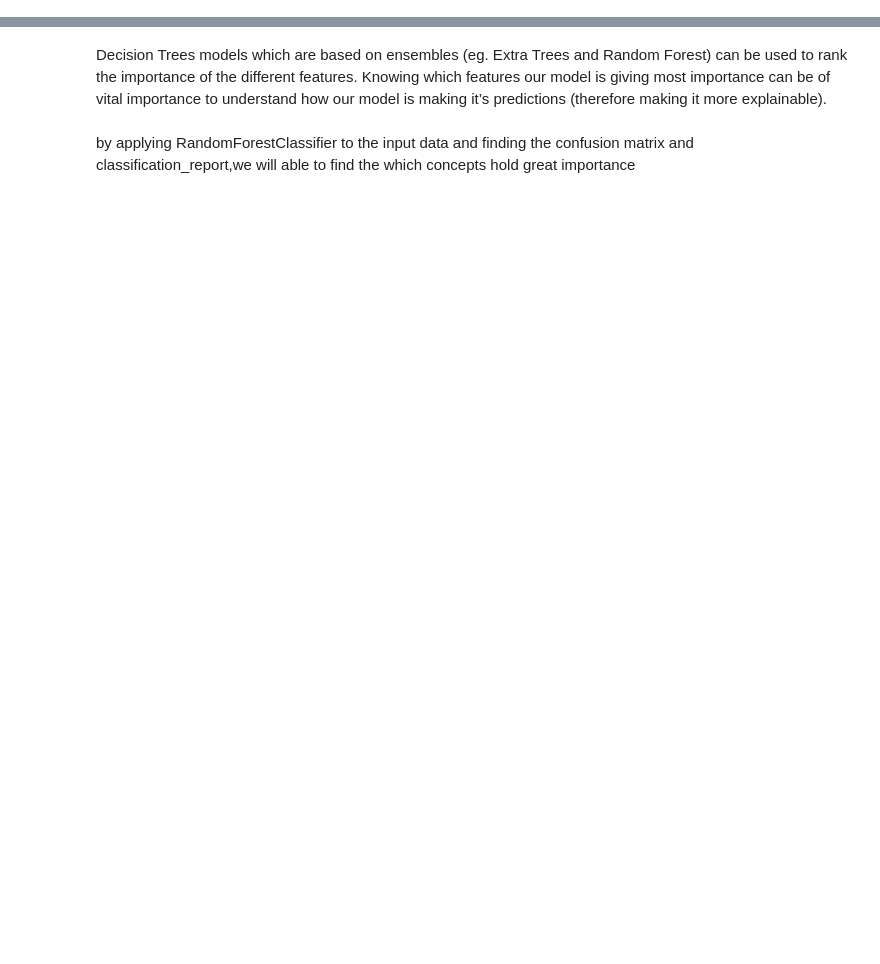
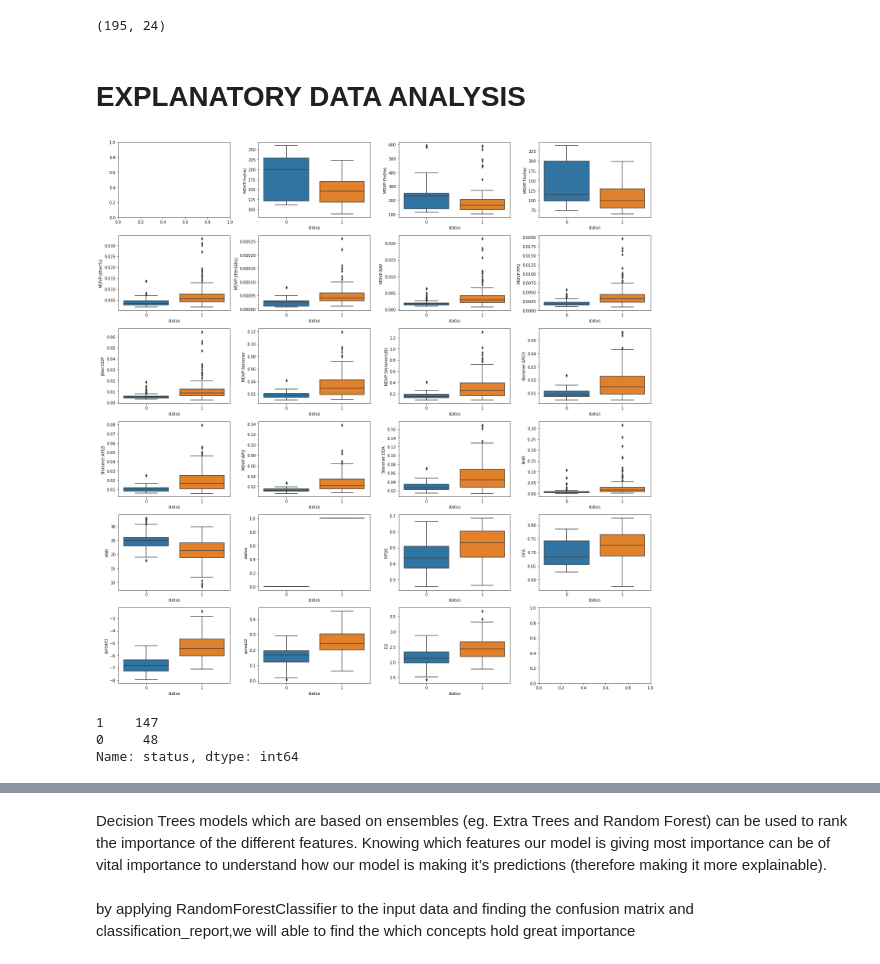
Before and after one commit to rk-sahana/PARKISON-DISEASE-DETECTION, a Jupyter notebook: parkison.ipynb, the cells around one changed output, grey strips where cells are left out. Drawn from its saved outputs; the diff is of its cells as text; code cells hidden in the pictures; blank space fills up the shorter version.

```diff
--- a/parkison.ipynb
+++ b/parkison.ipynb
@@ -49,0 +134,24 @@ print(data)
+# %%
+#Checking the size of input datset
+data.shape
+# %% [output]
+(195, 24)
+# %% [markdown]
+# EXPLANATORY DATA ANALYSIS
+# %%
+fig,axes=plt.subplots(6,4,figsize=(20,20))
+axes=axes.flatten()
+
+for i in range(1,len(data.columns)-1):
+    sb.boxplot(x='status',y=data.iloc[:,i],data=data,orient='v',ax=axes[i])
+plt.tight_layout()
+plt.show()
+# %% [output]
+[figure, added]
+# %%
+#checking the count of Status-TARGET
+data['status'].value_counts()
+# %% [output]
+1    147
+0     48
+Name: status, dtype: int64
```
Also changed, not shown: parts of 42 cells of this notebook.
